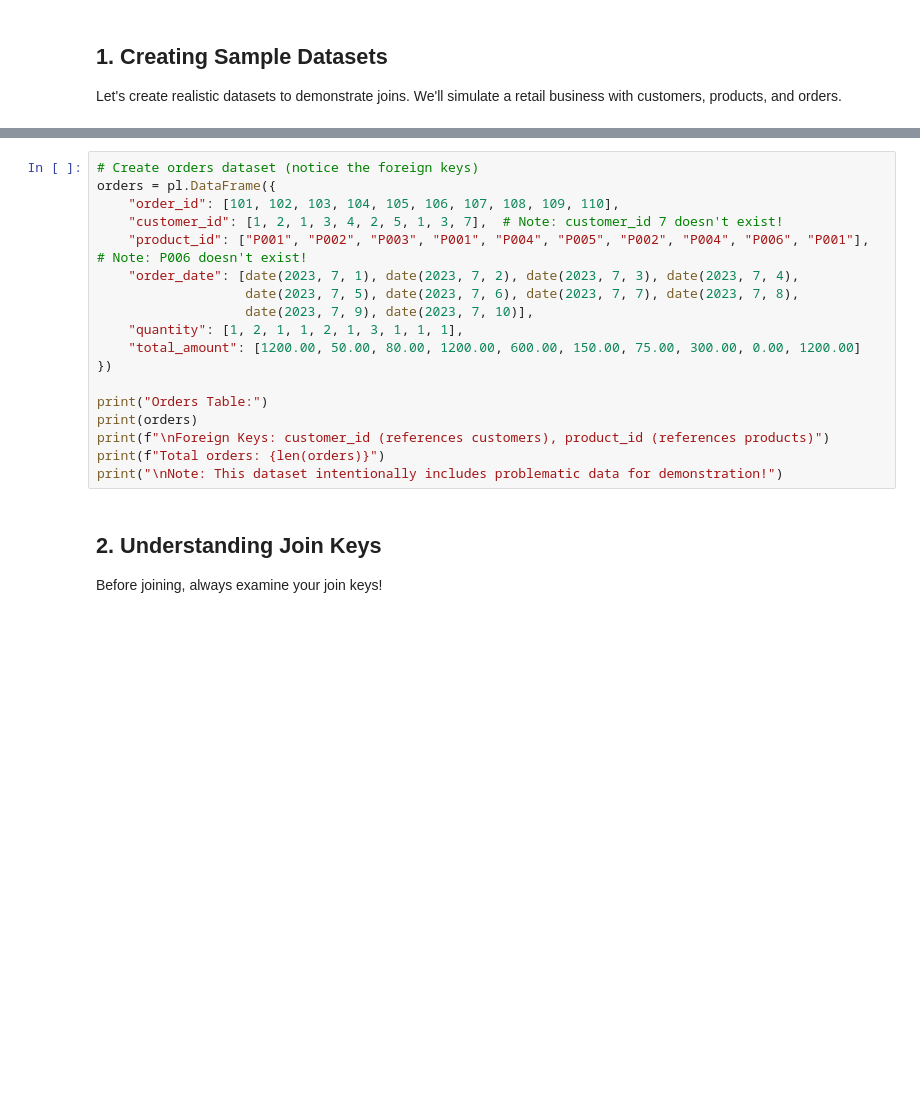
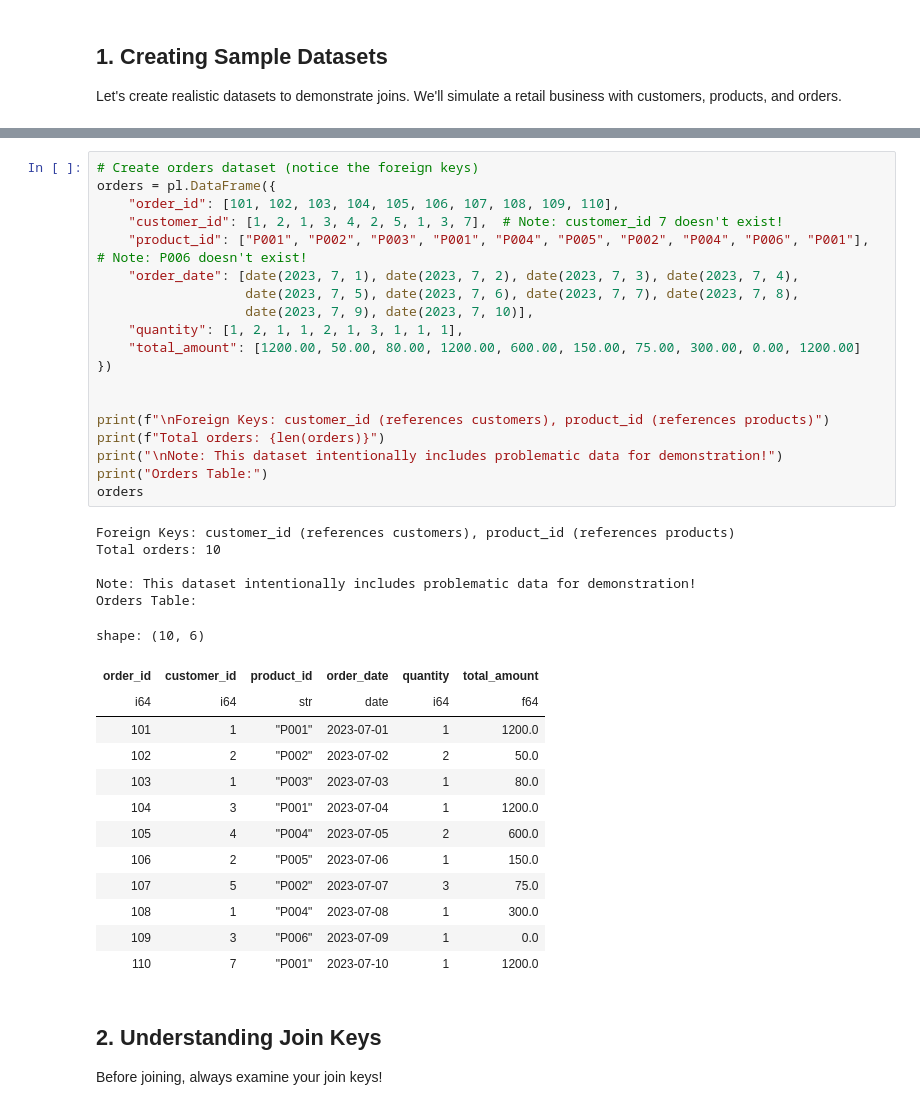
Before and after one commit to philhetzel/opan5510-class9, a Jupyter notebook: class_example.ipynb, the cells around one changed output, grey strips where cells are left out. Cells and saved outputs as stored; diff of their text form; blank space fills up the shorter version.

```diff
--- a/class_example.ipynb
+++ b/class_example.ipynb
@@ -50,21 +80,41 @@ print(f"Total products: {len(products)}")
 # %%
 # Create orders dataset (notice the foreign keys)
 orders = pl.DataFrame({
     "order_id": [101, 102, 103, 104, 105, 106, 107, 108, 109, 110],
     "customer_id": [1, 2, 1, 3, 4, 2, 5, 1, 3, 7],  # Note: customer_id 7 doesn't exist!
     "product_id": ["P001", "P002", "P003", "P001", "P004", "P005", "P002", "P004", "P006", "P001"],  # Note: P006 doesn't exist!
     "order_date": [date(2023, 7, 1), date(2023, 7, 2), date(2023, 7, 3), date(2023, 7, 4),
                    date(2023, 7, 5), date(2023, 7, 6), date(2023, 7, 7), date(2023, 7, 8),
                    date(2023, 7, 9), date(2023, 7, 10)],
     "quantity": [1, 2, 1, 1, 2, 1, 3, 1, 1, 1],
     "total_amount": [1200.00, 50.00, 80.00, 1200.00, 600.00, 150.00, 75.00, 300.00, 0.00, 1200.00]
 })
 
-print("Orders Table:")
-print(orders)
+
 print(f"\nForeign Keys: customer_id (references customers), product_id (references products)")
 print(f"Total orders: {len(orders)}")
 print("\nNote: This dataset intentionally includes problematic data for demonstration!")
+print("Orders Table:")
+orders
+# %% [output]
+Foreign Keys: customer_id (references customers), product_id (references products)
+Total orders: 10
+
+Note: This dataset intentionally includes problematic data for demonstration!
+Orders Table:
+shape: (10, 6)
+| order_id | customer_id | product_id | order_date | quantity | total_amount |
+| i64 | i64 | str | date | i64 | f64 |
+| 101 | 1 | "P001" | 2023-07-01 | 1 | 1200.0 |
+| 102 | 2 | "P002" | 2023-07-02 | 2 | 50.0 |
+| 103 | 1 | "P003" | 2023-07-03 | 1 | 80.0 |
+| 104 | 3 | "P001" | 2023-07-04 | 1 | 1200.0 |
+| 105 | 4 | "P004" | 2023-07-05 | 2 | 600.0 |
+| 106 | 2 | "P005" | 2023-07-06 | 1 | 150.0 |
+| 107 | 5 | "P002" | 2023-07-07 | 3 | 75.0 |
+| 108 | 1 | "P004" | 2023-07-08 | 1 | 300.0 |
+| 109 | 3 | "P006" | 2023-07-09 | 1 | 0.0 |
+| 110 | 7 | "P001" | 2023-07-10 | 1 | 1200.0 |
 # %% [markdown]
 ## 2. Understanding Join Keys
 
```
Also changed, not shown: parts of 11 cells of this notebook.
